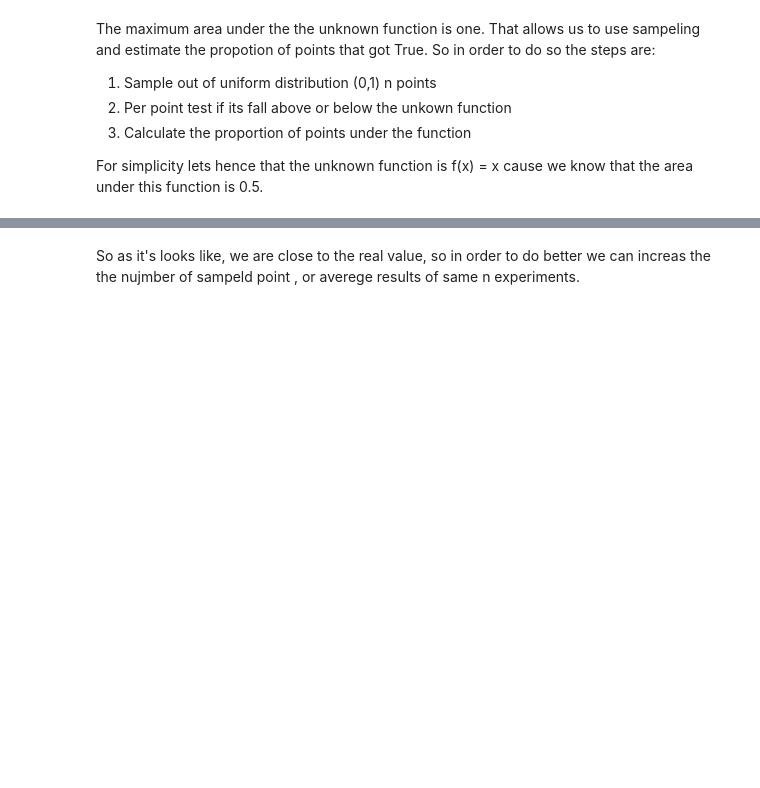
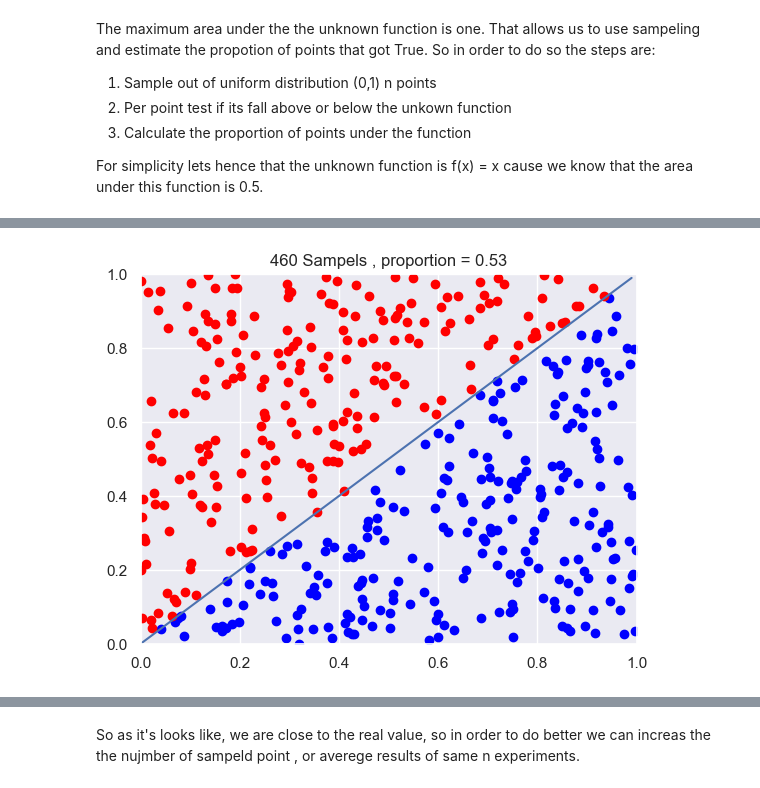
Before and after one commit to razisamuely/DataScience-TakeHomeAssignment-FunctionEstimation, a Jupyter notebook: Untitled.ipynb, the cells around one changed output, grey strips where cells are left out. Drawn from its saved outputs; the diff is of its cells as text; code cells hidden in the pictures; blank space fills up the shorter version.

```diff
--- a/Untitled.ipynb
+++ b/Untitled.ipynb
@@ -81,0 +81,11 @@ print(p)
+# %%
+def f_x(x:float):return x
+def f_x_2(x:float):return x**2
+samples =  range(10,500,50)
+# %%
+create_gif_of_MonteCarlo_simulation(start = 0,
+                                    end = 1,
+                                    func = f_x,
+                                    samples = samples)
+# %% [output]
+[figure, added]
```
Also changed, not shown: parts of 11 cells of this notebook, 5 other files.
